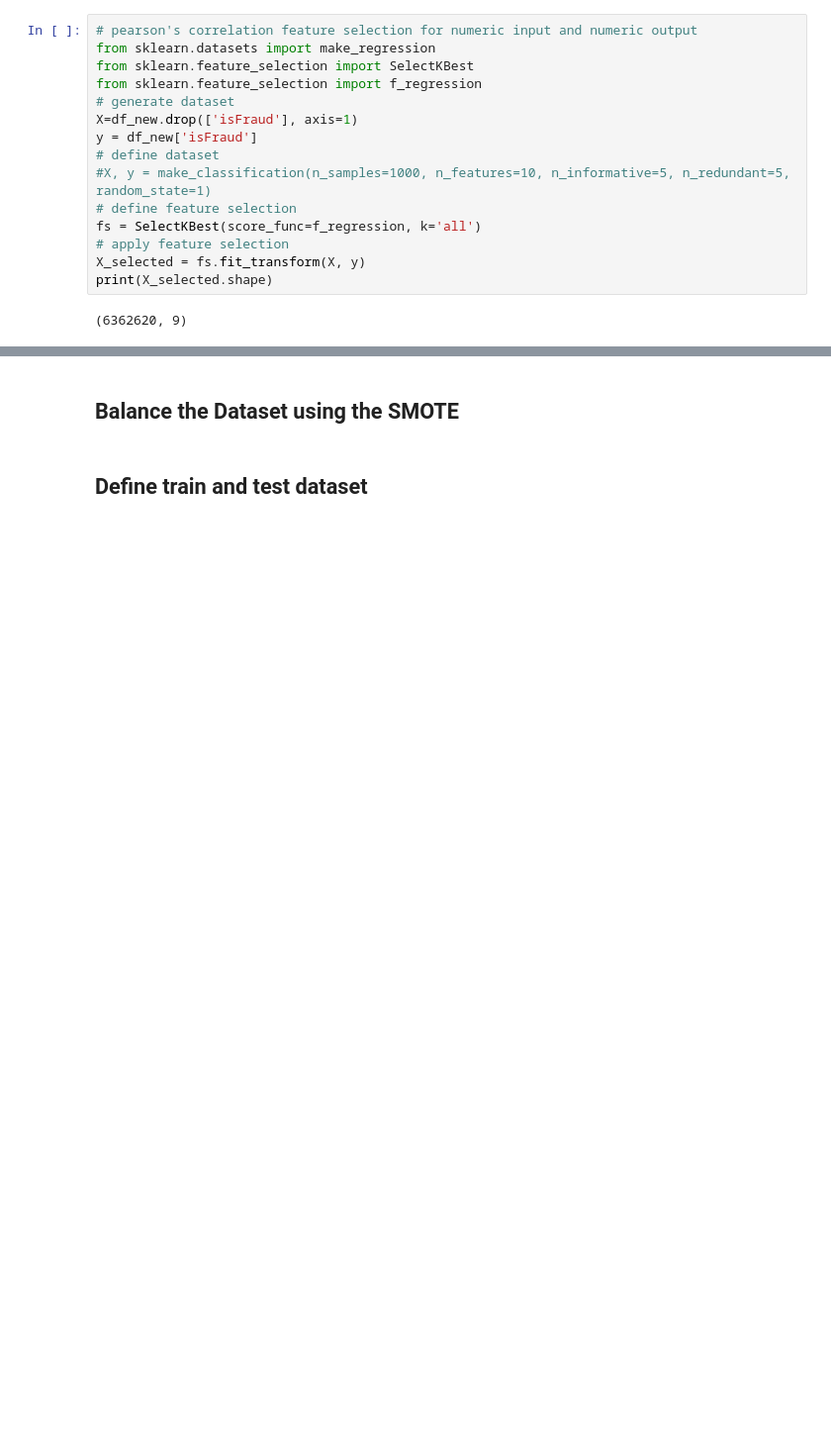
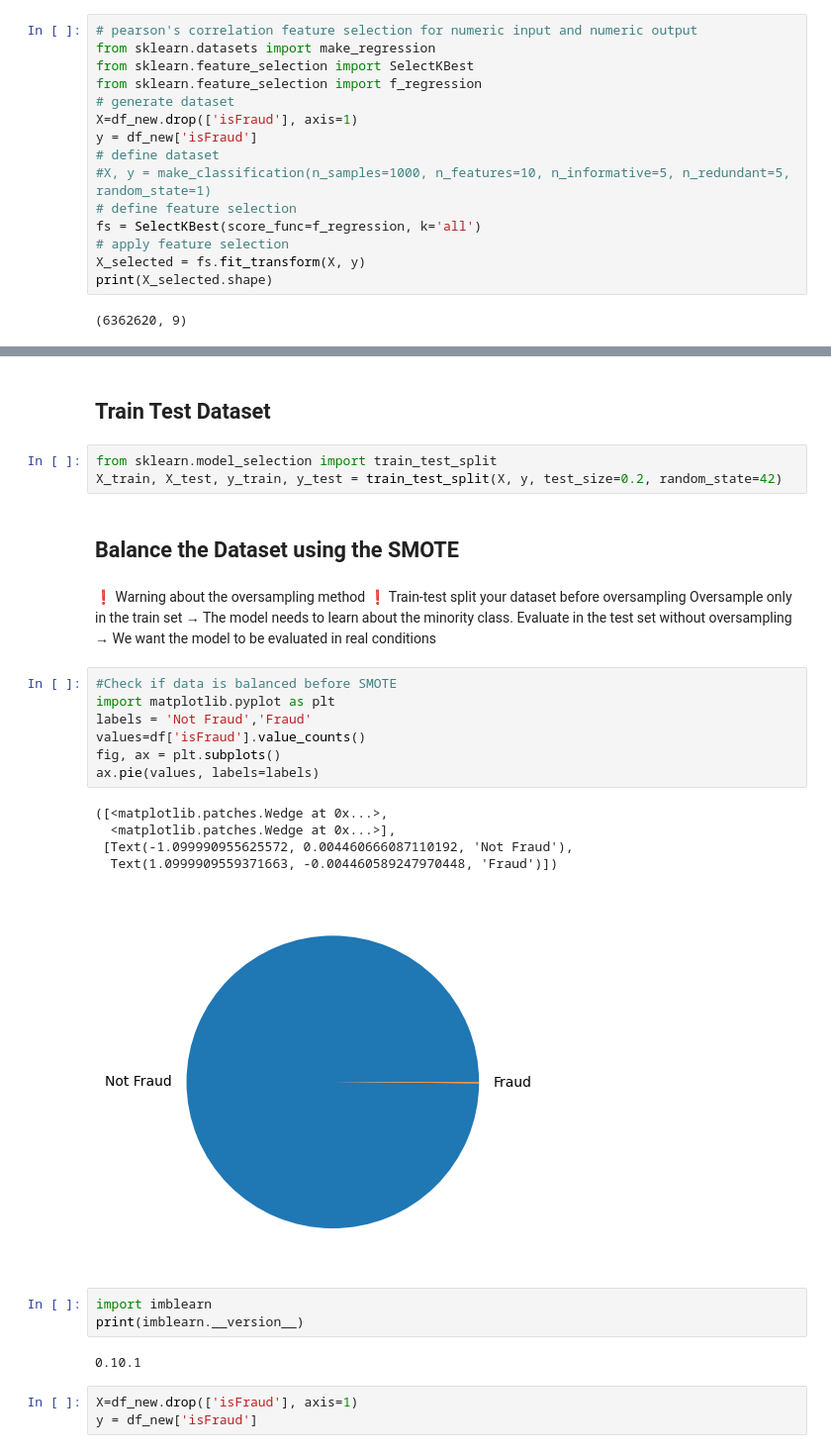
Before and after one commit to AlcaRmsp/the_laundromat, a Jupyter notebook: Data-Exploration_TK_02032023.ipynb, the cells around one changed output, grey strips where cells are left out. Shown: that part at 99% size. Drawn from its saved outputs; the diff is of its cells as text; blank space fills up the shorter version.

Commit message:
Balance data with SMOTE and ADASYN

```diff
--- a/Data-Exploration_TK_02032023.ipynb
+++ b/Data-Exploration_TK_02032023.ipynb
@@ -573,4 +553,37 @@ TypeError: 'method' object is not subscriptable
+# %% [markdown]
+## Train Test Dataset
+# %%
+from sklearn.model_selection import train_test_split
+X_train, X_test, y_train, y_test = train_test_split(X, y, test_size=0.2, random_state=42)
 # %% [markdown]
 ## Balance the Dataset using the SMOTE
-# %% [markdown]
-## Define train and test dataset
+# %% [markdown]
+❗️ Warning about the oversampling method ❗️
+Train-test split your dataset before oversampling
+Oversample only in the train set
+→
+The model needs to learn about the minority class.
+Evaluate in the test set without oversampling
+→
+We want the model to be evaluated in real conditions
+# %%
+#Check if data is balanced before SMOTE
+import matplotlib.pyplot as plt
+labels = 'Not Fraud','Fraud'
+values=df['isFraud'].value_counts()
+fig, ax = plt.subplots()
+ax.pie(values, labels=labels)
+# %% [output]
+([<matplotlib.patches.Wedge at 0x...>,
+  <matplotlib.patches.Wedge at 0x...>],
+ [Text(-1.099990955625572, 0.004460666087110192, 'Not Fraud'),
+  Text(1.0999909559371663, -0.004460589247970448, 'Fraud')])
+[figure, added]
+# %%
+import imblearn
+print(imblearn.__version__)
+# %% [output]
+0.10.1
+# %%
+X=df_new.drop(['isFraud'], axis=1)
+y = df_new['isFraud']
```
Also changed, not shown: parts of 37 cells of this notebook, 2 other files.
